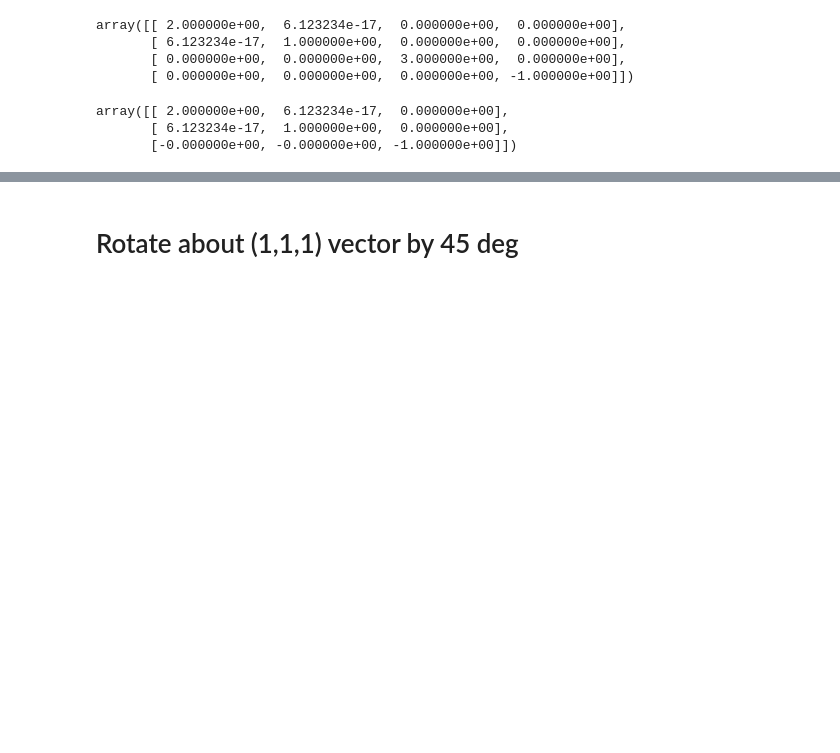
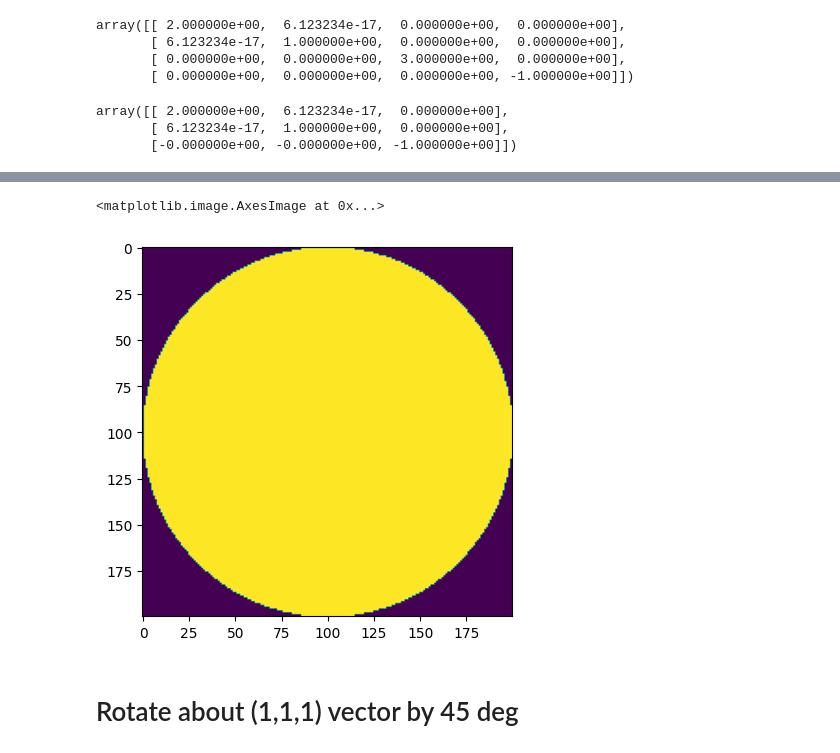
Before and after one commit to h-alvarenga/simSPI, a Jupyter notebook: notebooks/ellipsoid_project.ipynb, the cells around one changed output, grey strips where cells are left out. Drawn from its saved outputs; the diff is of its cells as text; code cells hidden in the pictures; blank space fills up the shorter version.

```diff
--- a/notebooks/ellipsoid_project.ipynb
+++ b/notebooks/ellipsoid_project.ipynb
@@ -96,0 +156,18 @@ array([[ 2.000000e+00,  6.123234e-17,  0.000000e+00],
+# %%
+# def projected_rotated_circle(x, y, radius_circle, rotation):
+#     '''
+#     https://math.stackexchange.com/a/2962856
+#     '''
+#     normal_axis = rotation[:,-1] # rotation dotted with zaxis (want to project)
+#     nx, ny, nz = axis
+#     ellipse = (nx*nx+nz*nz)*x*x + 2*nx*ny*x*y + (nz*nz+ny*ny)*y*y - nz*nz*radius_circle*radius_circle < 0
+#     return ellipse
+
+def projected_rotated_circle(x, y, radius_circle, rotation):
+    '''
+    https://math.stackexchange.com/a/2962856
+    '''
+    normal_axis = rotation[:, -1]  # rotation dotted with zaxis (projection axis)
+    nx, ny, nz = normal_axis
+    ellipse = (nx * nx + nz * nz) * x * x + 2 * nx * ny * x * y + (nz * nz + ny * ny) * y * y - nz * nz * radius_circle * radius_circle < 0
+    return ellipse
@@ -97,3 +231,8 @@ array([[ 2.000000e+00,  6.123234e-17,  0.000000e+00],
+# %%
+plt.imshow(circle)
+# %% [output]
+<matplotlib.image.AxesImage at 0x...>
+[figure, added]
 # %% [markdown]
 # Rotate about (1,1,1) vector by 45 deg
 # %%
```
Also changed, not shown: parts of 47 cells of this notebook.
